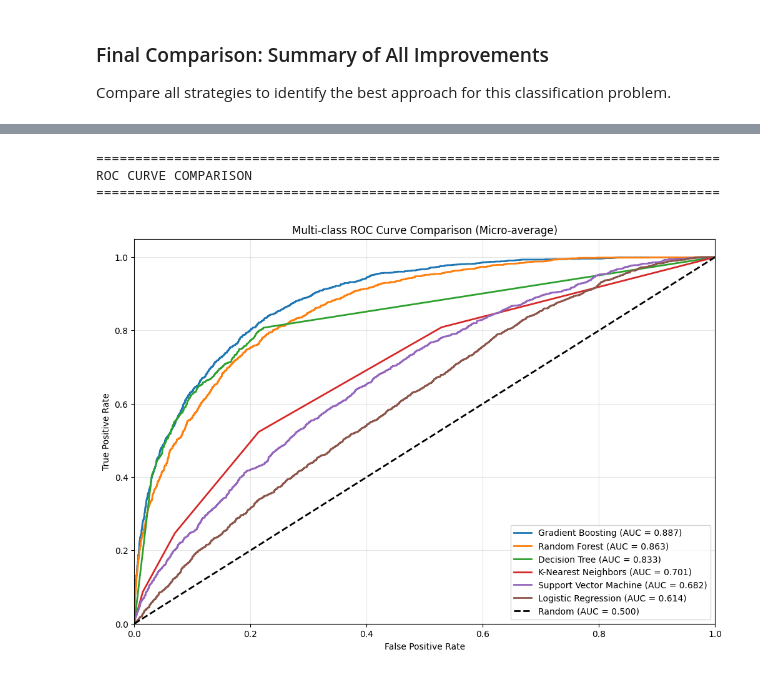
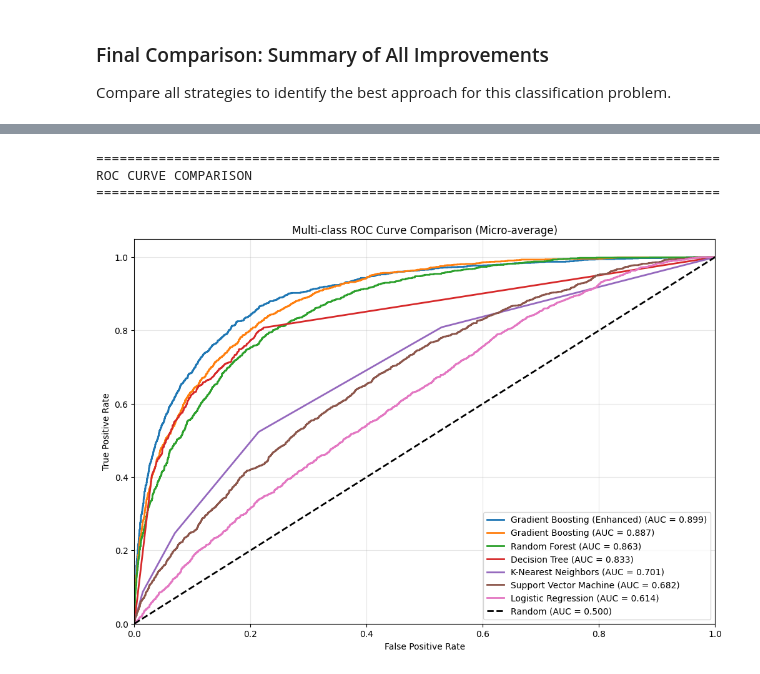
Before and after one commit to DGabri/data_mining_unipi, a Jupyter notebook: task_3/classification.ipynb, the cells around one changed output, grey strips where cells are left out. Cells and saved outputs as stored; diff of their text form; code cells hidden in the pictures.

```diff
--- a/task_3/classification.ipynb
+++ b/task_3/classification.ipynb
@@ -1304,11 +1275,25 @@ print("=" * 80)
 print(f"LIME EXPLANATIONS: {best_model_name}")
 print("=" * 80)
 
+# Determine which dataset and features to use based on the best model
+if "Enhanced" in best_model_name:
+    print("Using Enhanced Features for LIME...")
+    X_train_lime = X_train_enh_scaled
+    X_test_lime = X_test_enh_scaled
+    feature_names_lime = X_5_enhanced.columns.tolist()
+    y_test_lime = y_test_enh
+else:
+    print("Using Original Features for LIME...")
+    X_train_lime = X_train_5_scaled
+    X_test_lime = X_test_5_scaled
+    feature_names_lime = features_5
+    y_test_lime = y_test_5
+
 # 1. Initialize LIME Explainer
 # ---------------------------------------
 explainer_lime = lime.lime_tabular.LimeTabularExplainer(
-    training_data=X_train_5_scaled,
-    feature_names=features_5,
+    training_data=X_train_lime,
+    feature_names=feature_names_lime,
     class_names=le_5.classes_,
     mode='classification',
     verbose=False
@@ -1318,7 +1303,7 @@ explainer_lime = lime.lime_tabular.LimeTabularExplainer(
 # ---------------------------------------
 np.random.seed(42)
 # Select 3 random instances from test set
-indices = np.random.choice(X_test_5_scaled.shape[0], 3, replace=False)
+indices = np.random.choice(X_test_lime.shape[0], 3, replace=False)
 
 for i in indices:
     print(f"\n{'-'*60}")
@@ -1326,11 +1311,11 @@ for i in indices:
     print(f"{'-'*60}")
 
     # Get true label
-    true_label_idx = y_test_5.iloc[i] if hasattr(y_test_5, 'iloc') else y_test_5[i]
+    true_label_idx = y_test_lime.iloc[i] if hasattr(y_test_lime, 'iloc') else y_test_lime[i]
     true_label = le_5.classes_[true_label_idx]
 
     # Get model prediction
-    pred_prob = best_model.predict_proba(X_test_5_scaled[i].reshape(1, -1))[0]
+    pred_prob = best_model.predict_proba(X_test_lime[i].reshape(1, -1))[0]
     pred_label_idx = np.argmax(pred_prob)
     pred_label = le_5.classes_[pred_label_idx]
 
@@ -1343,7 +1328,7 @@ for i in indices:
     # Generate explanation
     try:
         exp = explainer_lime.explain_instance(
-            X_test_5_scaled[i],
+            X_test_lime[i],
             best_model.predict_proba,
             num_features=10,
             top_labels=1
@@ -1580,31 +1574,49 @@ for name, model in models.items():
             'tpr': tpr
         })
 
     except Exception as e:
         print(f"Skipping {name}: {e}")
 
+# Add Gradient Boosting (Enhanced)
+try:
+    # Use the enhanced test set
+    y_score_enh = gb_enhanced.predict_proba(X_test_enh_scaled)
+
+    # Compute micro-average ROC curve and ROC area
+    fpr_enh, tpr_enh, _ = roc_curve(y_test_bin.ravel(), y_score_enh.ravel())
+    roc_auc_enh = auc(fpr_enh, tpr_enh)
+
+    roc_results.append({
+        'name': 'Gradient Boosting (Enhanced)',
+        'auc': roc_auc_enh,
+        'fpr': fpr_enh,
+        'tpr': tpr_enh
+    })
+except Exception as e:
+    print(f"Skipping Gradient Boosting (Enhanced): {e}")
+
 # 3. Plot ROC Curves
 # ---------------------------------------
 # Sort by AUC
 roc_results.sort(key=lambda x: x['auc'], reverse=True)
 
 for res in roc_results:
     plt.plot(res['fpr'], res['tpr'], lw=2,
              label=f"{res['name']} (AUC = {res['auc']:.3f})")
 
 # Plot random guess line
 plt.plot([0, 1], [0, 1], 'k--', lw=2, label='Random (AUC = 0.500)')
 
 plt.xlim([0.0, 1.0])
 plt.ylim([0.0, 1.05])
 plt.xlabel('False Positive Rate')
 plt.ylabel('True Positive Rate')
 plt.title('Multi-class ROC Curve Comparison (Micro-average)')
 plt.legend(loc="lower right")
 plt.grid(alpha=0.3)
 plt.show()
 # %% [output]
 ================================================================================
 ROC CURVE COMPARISON
 ================================================================================
-[figure, old version]
+[figure, new version]
```
Also changed, not shown: parts of 27 cells of this notebook.
